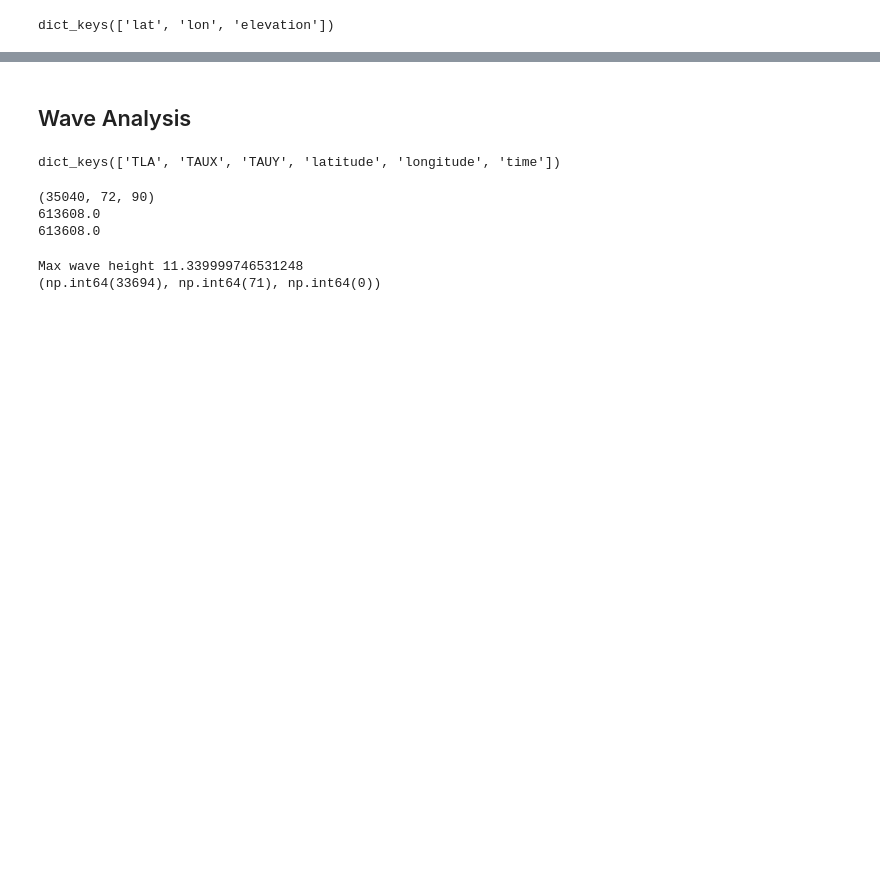
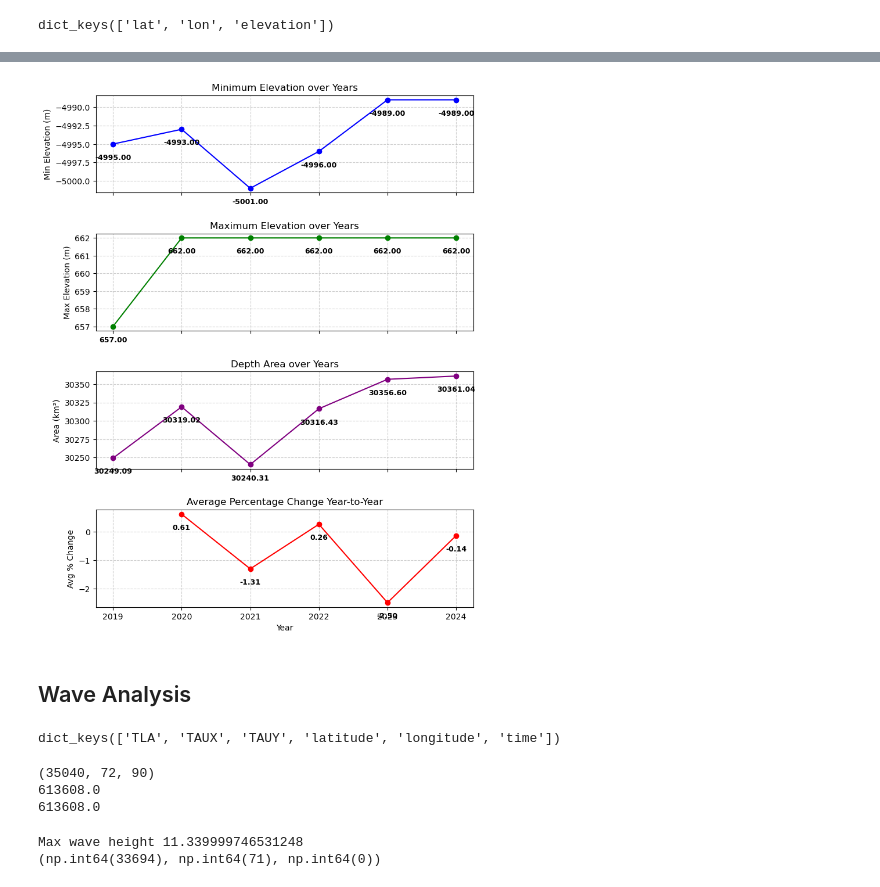
Before and after one commit to oghritik/Wave-Prediction, a Jupyter notebook: EDA.ipynb, the cells around one changed output, grey strips where cells are left out. Cells and saved outputs as stored; diff of their text form; code cells hidden in the pictures; blank space fills up the shorter version.

```diff
--- a/EDA.ipynb
+++ b/EDA.ipynb
@@ -259,16 +478,14 @@ Average % Change: -2.50%
 # %%
-from netCDF4 import Dataset
-import numpy as np
-
 # Earth radius (meters)
 R = 6371000
 depth_area = []
-
-for ds in [d_2020, d_2021, d_2022, d_2023]:
+yrrs = [2019,2020,2021,2022,2023,2024]
+dsss = [d_2019, d_2020, d_2021, d_2022, d_2023, d_2024]
+for i in range(6):
     # Open file (example: 2020)
-    elev = ds.variables["elevation"][:]
-    lat = ds.variables["lat"][:]
-    lon = ds.variables["lon"][:]
+    elev = dsss[i].variables["elevation"][:]
+    lat = dsss[i].variables["lat"][:]
+    lon = dsss[i].variables["lon"][:]
     # ds.close()
 
     # Convert to radians
@@ -290,7 +507,7 @@ for ds in [d_2020, d_2021, d_2022, d_2023]:
 
     depth_area.append(area_below_threshold/1e6)
 
-    print(f"Area with depth < {threshold} m (2020): {area_below_threshold/1e6:.2f} km²")
+    print(f"Area with depth < {threshold} m ({yrrs[i]}): {area_below_threshold/1e6:.2f} km²")
 
 print(depth_area)
 # %% [output]
@@ -350,3 +521,64 @@ plt.show()
+# %%
+years = [2019, 2020, 2021, 2022, 2023, 2024]
+
+mini = [np.nanmin(z2019), np.nanmin(z2020), np.nanmin(z2021), np.nanmin(z2022), np.nanmin(z2023), np.nanmin(z2024)]
+maxi = [np.nanmax(z2019), np.nanmax(z2020), np.nanmax(z2021), np.nanmax(z2022), np.nanmax(z2023), np.nanmax(z2024)]
+avg_pct_change = [
+    np.nanmean(pct_change_2019_2020),
+    np.nanmean(pct_change_2020_2021),
+    np.nanmean(pct_change_2021_2022),
+    np.nanmean(pct_change_2022_2023),
+    np.nanmean(pct_change_2023_2024)
+]
+
+# --- Plotting ---
+fig, axs = plt.subplots(4, 1, figsize=(8, 10), sharex=True)
+
+# Helper function to add labels beneath points
+def add_labels(ax, x, y):
+    """Adds formatted text labels below each point on a plot."""
+    # Calculate a dynamic offset based on the y-axis range
+    offset = (ax.get_ylim()[1] - ax.get_ylim()[0]) * 0.1
+    for i, val in enumerate(y):
+        ax.text(x[i], val - offset, f'{val:.2f}',
+                ha='center', va='top', fontsize=9, color='black', weight='bold')
+
+# --- Min Elevation ---
+axs[0].plot(years, mini, marker='o', linestyle='-', color='blue')
+axs[0].set_ylabel("Min Elevation (m)")
+axs[0].set_title("Minimum Elevation over Years")
+axs[0].grid(True, linestyle="--", alpha=0.6)
+add_labels(axs[0], years, mini)
+
+# --- Max Elevation ---
+axs[1].plot(years, maxi, marker='o', linestyle='-', color='green')
+axs[1].set_ylabel("Max Elevation (m)")
+axs[1].set_title("Maximum Elevation over Years")
+axs[1].grid(True, linestyle="--", alpha=0.6)
+add_labels(axs[1], years, maxi)
+
+# --- Depth Area ---
+axs[2].plot(years, depth_area, marker='o', linestyle='-', color='purple')
+axs[2].set_ylabel("Area (km²)")
+axs[2].set_title("Depth Area over Years")
+axs[2].grid(True, linestyle="--", alpha=0.6)
+add_labels(axs[2], years, depth_area)
+
+# --- Avg % Change ---
+change_years = years[1:]
+axs[3].plot(change_years, avg_pct_change, marker='o', linestyle='-', color='red')
+axs[3].set_ylabel("Avg % Change")
+axs[3].set_title("Average Percentage Change Year-to-Year")
+axs[3].set_xlabel("Year")
+axs[3].grid(True, linestyle="--", alpha=0.6)
+add_labels(axs[3], change_years, avg_pct_change)
+
+# Set x-axis ticks to be integers for all years
+plt.xticks(years)
+plt.tight_layout(pad=2.0)
+plt.show()
+# %% [output]
+[figure, added]
 # %% [markdown]
 ## Wave Analysis
 # %%
```
Also changed, not shown: parts of 23 cells of this notebook, 38 other files.
